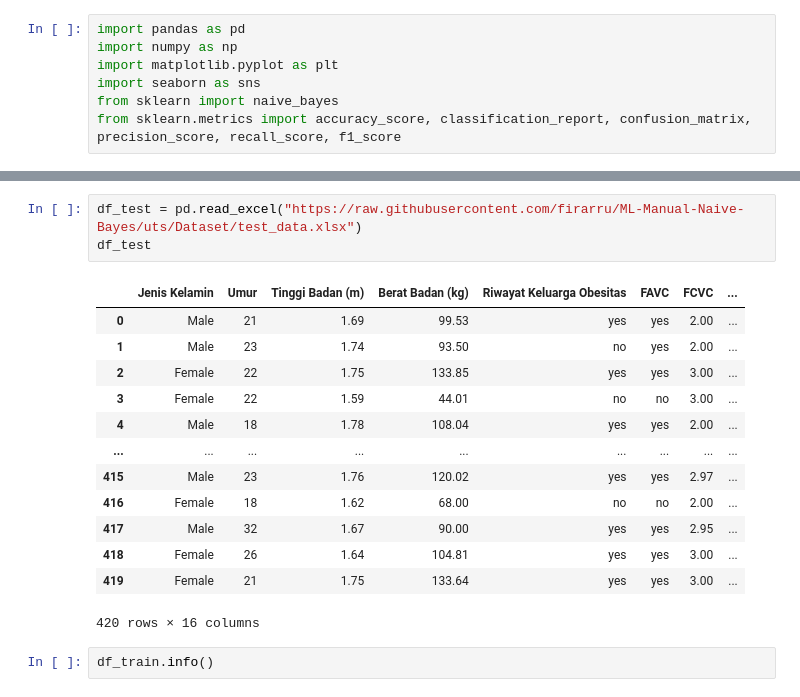
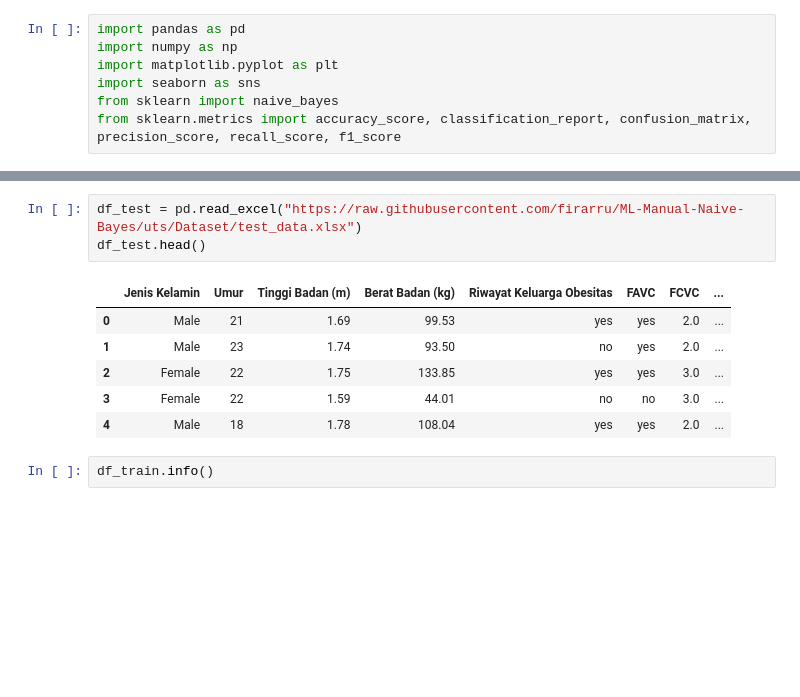
Before and after one commit to firarru/Matkul-ML, a Jupyter notebook: UTS_ML.ipynb, the cells around one changed output, grey strips where cells are left out. Cells and saved outputs as stored; diff of their text form; blank space fills up the shorter version.

```diff
--- a/UTS_ML.ipynb
+++ b/UTS_ML.ipynb
@@ -27,20 +22,13 @@ df_train
 # %%
 df_test = pd.read_excel("https://raw.githubusercontent.com/firarru/ML-Manual-Naive-Bayes/uts/Dataset/test_data.xlsx")
-df_test
+df_test.head()
 # %% [output]
 |  | Jenis Kelamin | Umur | Tinggi Badan (m) | Berat Badan (kg) | Riwayat Keluarga Obesitas | FAVC | FCVC | ... |
-| 0 | Male | 21 | 1.69 | 99.53 | yes | yes | 2.00 | ... |
-| 1 | Male | 23 | 1.74 | 93.50 | no | yes | 2.00 | ... |
-| 2 | Female | 22 | 1.75 | 133.85 | yes | yes | 3.00 | ... |
-| 3 | Female | 22 | 1.59 | 44.01 | no | no | 3.00 | ... |
-| 4 | Male | 18 | 1.78 | 108.04 | yes | yes | 2.00 | ... |
-| ... | ... | ... | ... | ... | ... | ... | ... | ... |
-| 415 | Male | 23 | 1.76 | 120.02 | yes | yes | 2.97 | ... |
-| 416 | Female | 18 | 1.62 | 68.00 | no | no | 2.00 | ... |
-| 417 | Male | 32 | 1.67 | 90.00 | yes | yes | 2.95 | ... |
-| 418 | Female | 26 | 1.64 | 104.81 | yes | yes | 3.00 | ... |
-| 419 | Female | 21 | 1.75 | 133.64 | yes | yes | 3.00 | ... |
+| 0 | Male | 21 | 1.69 | 99.53 | yes | yes | 2.0 | ... |
+| 1 | Male | 23 | 1.74 | 93.50 | no | yes | 2.0 | ... |
+| 2 | Female | 22 | 1.75 | 133.85 | yes | yes | 3.0 | ... |
+| 3 | Female | 22 | 1.59 | 44.01 | no | no | 3.0 | ... |
+| 4 | Male | 18 | 1.78 | 108.04 | yes | yes | 2.0 | ... |
-420 rows × 16 columns
 # %%
 df_train.info()
 # %% [output]
```
Also changed, not shown: parts of 11 cells of this notebook.
